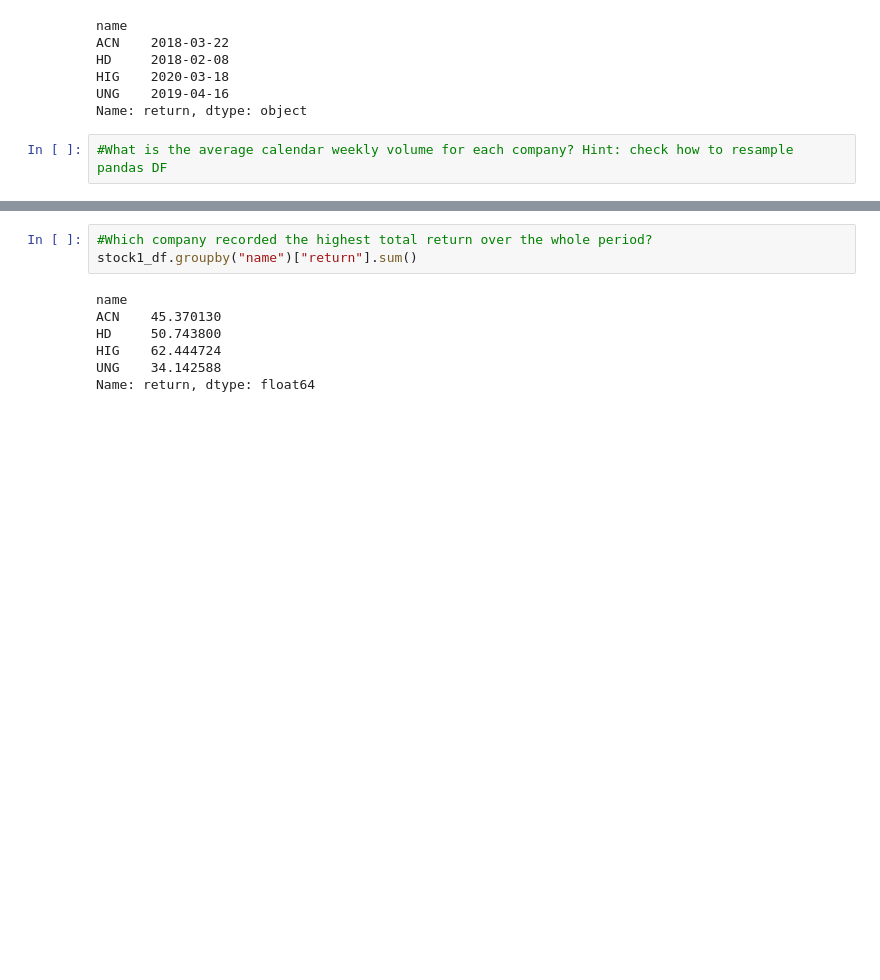
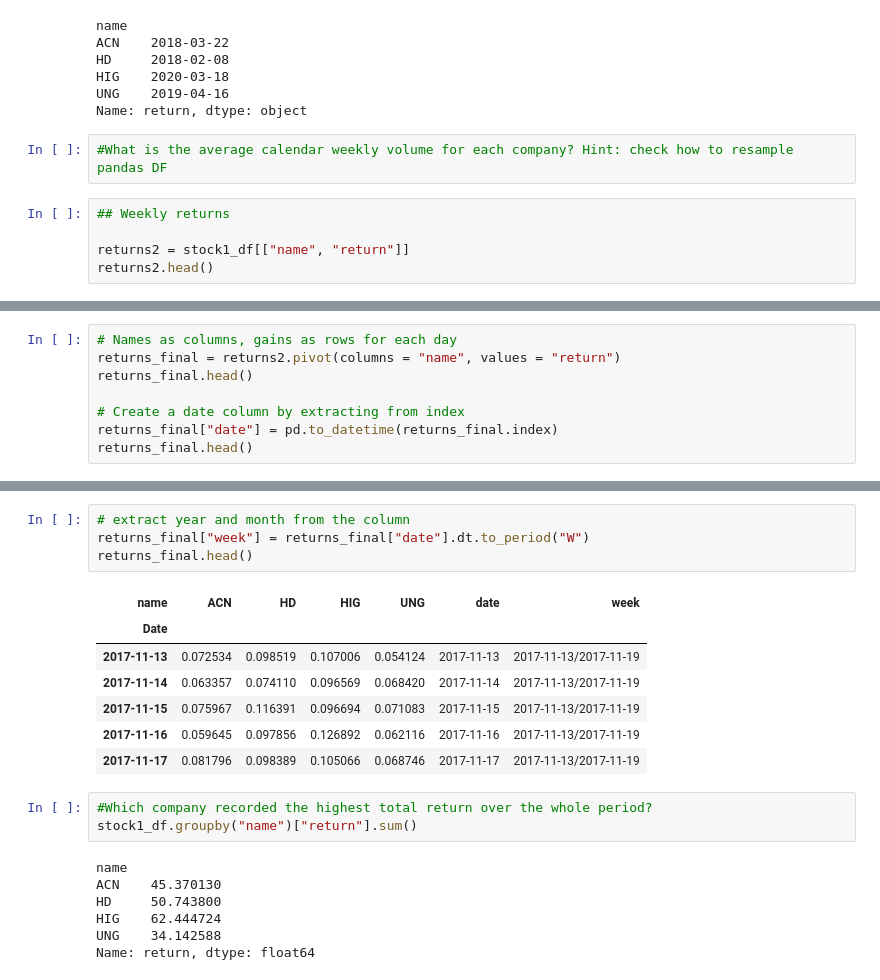
Before and after one commit to rezimarie/Midterm, a Jupyter notebook: Midterm.ipynb, the cells around one changed output, grey strips where cells are left out. Saved outputs shown, nothing was run; the diff lists cells and outputs as text; blank space fills up the shorter version.

```diff
--- a/Midterm.ipynb
+++ b/Midterm.ipynb
@@ -237,3 +237,8 @@ UNG    2019-04-16
 Name: return, dtype: object
 # %%
 #What is the average calendar weekly volume for each company? Hint: check how to resample pandas DF
+# %%
+## Weekly returns
+
+returns2 = stock1_df[["name", "return"]]
+returns2.head()
@@ -239,0 +253,8 @@ Name: return, dtype: object
+# %%
+# Names as columns, gains as rows for each day
+returns_final = returns2.pivot(columns = "name", values = "return")
+returns_final.head()
+
+# Create a date column by extracting from index
+returns_final["date"] = pd.to_datetime(returns_final.index)
+returns_final.head()
@@ -240,3 +269,15 @@ Name: return, dtype: object
+# %%
+# extract year and month from the column
+returns_final["week"] = returns_final["date"].dt.to_period("W")
+returns_final.head()
+# %% [output]
+| name | ACN | HD | HIG | UNG | date | week |
+| Date |  |  |  |  |  |  |
+| 2017-11-13 | 0.072534 | 0.098519 | 0.107006 | 0.054124 | 2017-11-13 | 2017-11-13/2017-11-19 |
+| 2017-11-14 | 0.063357 | 0.074110 | 0.096569 | 0.068420 | 2017-11-14 | 2017-11-13/2017-11-19 |
+| 2017-11-15 | 0.075967 | 0.116391 | 0.096694 | 0.071083 | 2017-11-15 | 2017-11-13/2017-11-19 |
+| 2017-11-16 | 0.059645 | 0.097856 | 0.126892 | 0.062116 | 2017-11-16 | 2017-11-13/2017-11-19 |
+| 2017-11-17 | 0.081796 | 0.098389 | 0.105066 | 0.068746 | 2017-11-17 | 2017-11-13/2017-11-19 |
 # %%
 #Which company recorded the highest total return over the whole period?
 stock1_df.groupby("name")["return"].sum()
```
Also changed, not shown: parts of 2 cells of this notebook.
